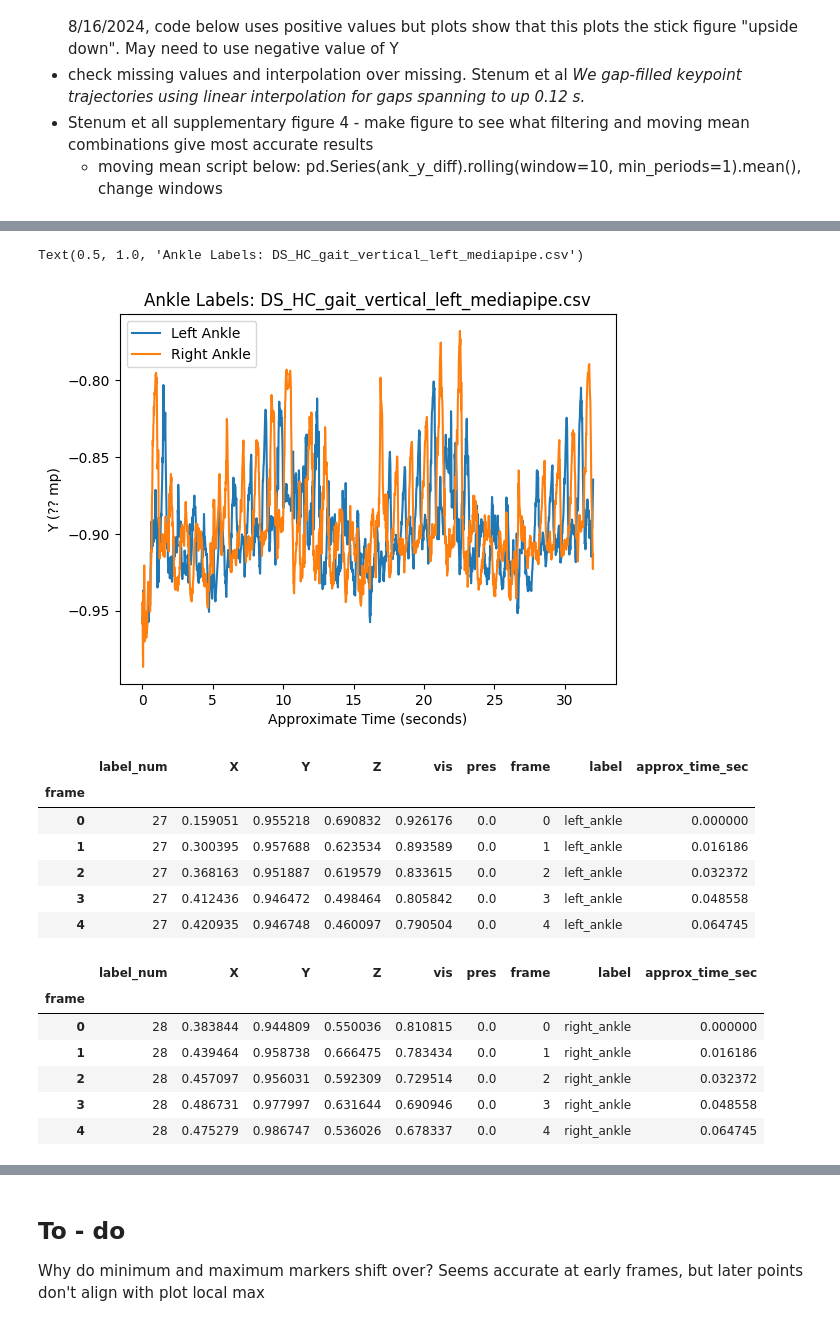
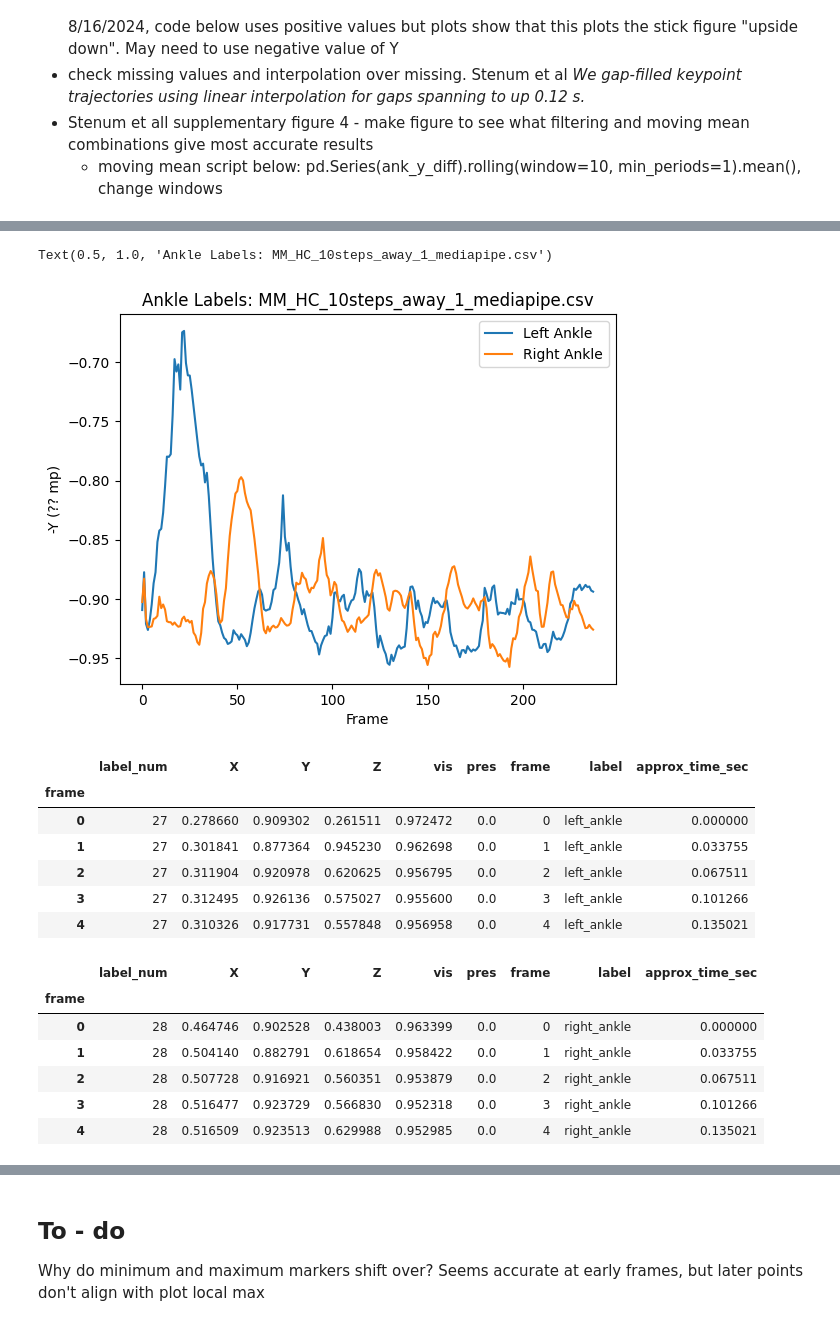
Before and after one commit to UCSF-MSLAB/HomeVideoAnalysis, a Jupyter notebook: megan_sandbox/gait_events/gait_events_vertical.ipynb, the cells around one changed output, grey strips where cells are left out. Drawn from its saved outputs; the diff is of its cells as text; code cells hidden in the pictures.

```diff
--- a/megan_sandbox/gait_events/gait_events_vertical.ipynb
+++ b/megan_sandbox/gait_events/gait_events_vertical.ipynb
@@ -26,12 +32,12 @@ strikes.*
 # %%
 # mediapipe data frame, vertical = frontal
-input_csv = r'C:\Users\mmccu\Box\MM_Personal\5_Projects\BoveLab\3_Data_and_Code\hva_code\HomeVideoAnalysis\temp\main_branch_outputs\000_run\DS_HC_gait_vertical_left_mediapipe.csv'
+input_csv = r'C:\Users\mmccu\Box\MM_Personal\5_Projects\BoveLab\3_Data_and_Code\hva_code\HomeVideoAnalysis\temp\main_branch_outputs\000_run\MM_HC_10steps_away_1_mediapipe.csv'
 
 # video length in seconds- by visual annotation for now
-video_length_sec = 32
+video_length_sec = 8
 
 df_mp = pd.read_csv(input_csv, index_col = False)
 
-df_mp.head()
+df_mp.iloc[0:33, :]
 # %% [output]
 |  | Unnamed: 0 | X | Y | Z | vis | pres | frame | label |
@@ -129,16 +132,16 @@ Text(0.5, 1.0, 'Ankle Labels: DS_HC_gait_vertical_left_mediapipe.csv')
 # %%
 # plot Y vs frames
-plt.plot(ank_l_df['approx_time_sec'], -ank_l_df['Y'], label = 'Left Ankle')
-plt.plot(ank_r_df['approx_time_sec'], -ank_r_df['Y'], label = 'Right Ankle')
+plt.plot(ank_l_df['frame'], -ank_l_df['Y'], label = 'Left Ankle')
+plt.plot(ank_r_df['frame'], -ank_r_df['Y'], label = 'Right Ankle')
 
 
-plt.xlabel("Approximate Time (seconds)")
-plt.ylabel("Y (?? mp)")
+plt.xlabel("Frame")
+plt.ylabel("-Y (?? mp)")
 plt.legend(loc = 'best')
 plt.title('Ankle Labels: ' + os.path.basename(input_csv))
 # %% [output]
-Text(0.5, 1.0, 'Ankle Labels: DS_HC_gait_vertical_left_mediapipe.csv')
+Text(0.5, 1.0, 'Ankle Labels: MM_HC_10steps_away_1_mediapipe.csv')
-[figure, old version]
+[figure, new version]
 # %%
 # subtract difference between Y l and r ankle position
 
@@ -150,18 +153,18 @@ ank_l_df.head()
 # %% [output]
 |  | label_num | X | Y | Z | vis | pres | frame | label | approx_time_sec |
 | frame |  |  |  |  |  |  |  |  |  |
-| 0 | 27 | 0.159051 | 0.955218 | 0.690832 | 0.926176 | 0.0 | 0 | left_ankle | 0.000000 |
-| 1 | 27 | 0.300395 | 0.957688 | 0.623534 | 0.893589 | 0.0 | 1 | left_ankle | 0.016186 |
-| 2 | 27 | 0.368163 | 0.951887 | 0.619579 | 0.833615 | 0.0 | 2 | left_ankle | 0.032372 |
-| 3 | 27 | 0.412436 | 0.946472 | 0.498464 | 0.805842 | 0.0 | 3 | left_ankle | 0.048558 |
-| 4 | 27 | 0.420935 | 0.946748 | 0.460097 | 0.790504 | 0.0 | 4 | left_ankle | 0.064745 |
+| 0 | 27 | 0.278660 | 0.909302 | 0.261511 | 0.972472 | 0.0 | 0 | left_ankle | 0.000000 |
+| 1 | 27 | 0.301841 | 0.877364 | 0.945230 | 0.962698 | 0.0 | 1 | left_ankle | 0.033755 |
+| 2 | 27 | 0.311904 | 0.920978 | 0.620625 | 0.956795 | 0.0 | 2 | left_ankle | 0.067511 |
+| 3 | 27 | 0.312495 | 0.926136 | 0.575027 | 0.955600 | 0.0 | 3 | left_ankle | 0.101266 |
+| 4 | 27 | 0.310326 | 0.917731 | 0.557848 | 0.956958 | 0.0 | 4 | left_ankle | 0.135021 |
 # %%
 ank_r_df.head()
 # %% [output]
 |  | label_num | X | Y | Z | vis | pres | frame | label | approx_time_sec |
 | frame |  |  |  |  |  |  |  |  |  |
-| 0 | 28 | 0.383844 | 0.944809 | 0.550036 | 0.810815 | 0.0 | 0 | right_ankle | 0.000000 |
-| 1 | 28 | 0.439464 | 0.958738 | 0.666475 | 0.783434 | 0.0 | 1 | right_ankle | 0.016186 |
-| 2 | 28 | 0.457097 | 0.956031 | 0.592309 | 0.729514 | 0.0 | 2 | right_ankle | 0.032372 |
-| 3 | 28 | 0.486731 | 0.977997 | 0.631644 | 0.690946 | 0.0 | 3 | right_ankle | 0.048558 |
-| 4 | 28 | 0.475279 | 0.986747 | 0.536026 | 0.678337 | 0.0 | 4 | right_ankle | 0.064745 |
+| 0 | 28 | 0.464746 | 0.902528 | 0.438003 | 0.963399 | 0.0 | 0 | right_ankle | 0.000000 |
+| 1 | 28 | 0.504140 | 0.882791 | 0.618654 | 0.958422 | 0.0 | 1 | right_ankle | 0.033755 |
+| 2 | 28 | 0.507728 | 0.916921 | 0.560351 | 0.953879 | 0.0 | 2 | right_ankle | 0.067511 |
+| 3 | 28 | 0.516477 | 0.923729 | 0.566830 | 0.952318 | 0.0 | 3 | right_ankle | 0.101266 |
+| 4 | 28 | 0.516509 | 0.923513 | 0.629988 | 0.952985 | 0.0 | 4 | right_ankle | 0.135021 |
```
Also changed, not shown: parts of 41 cells of this notebook, 1 other file.
